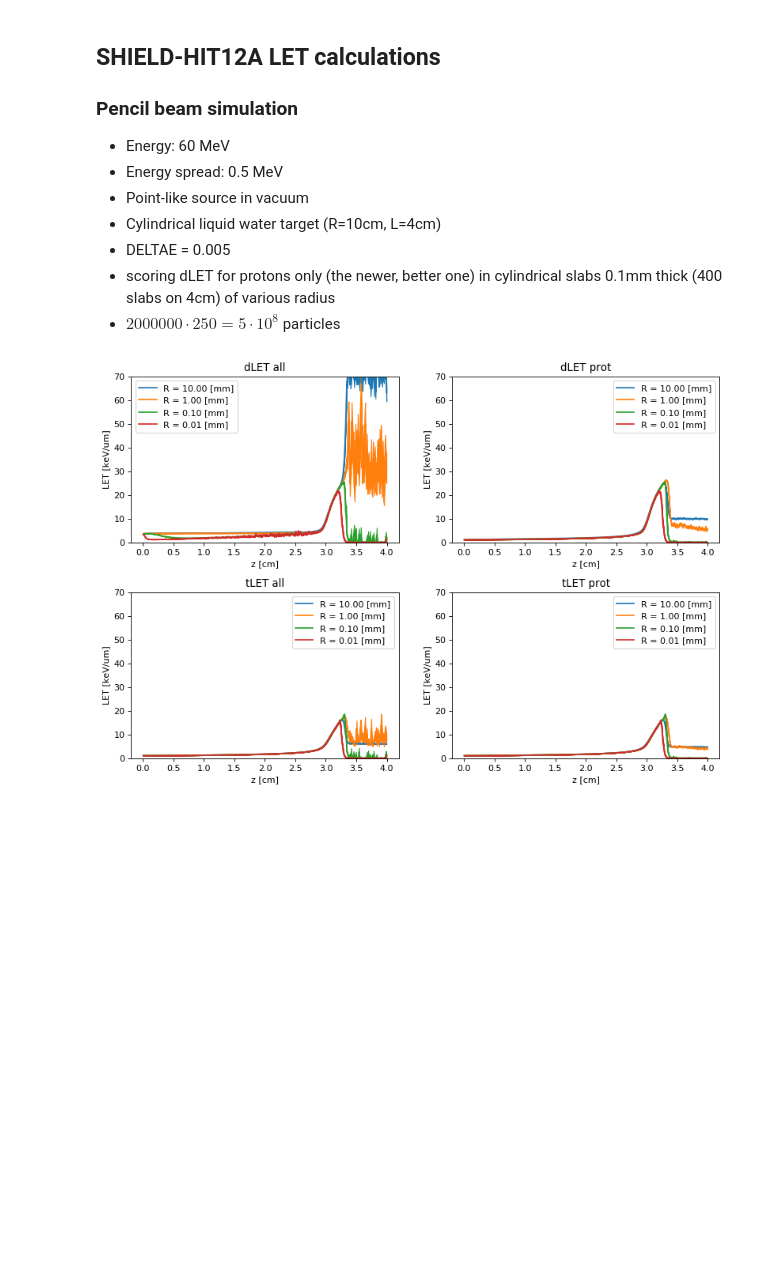
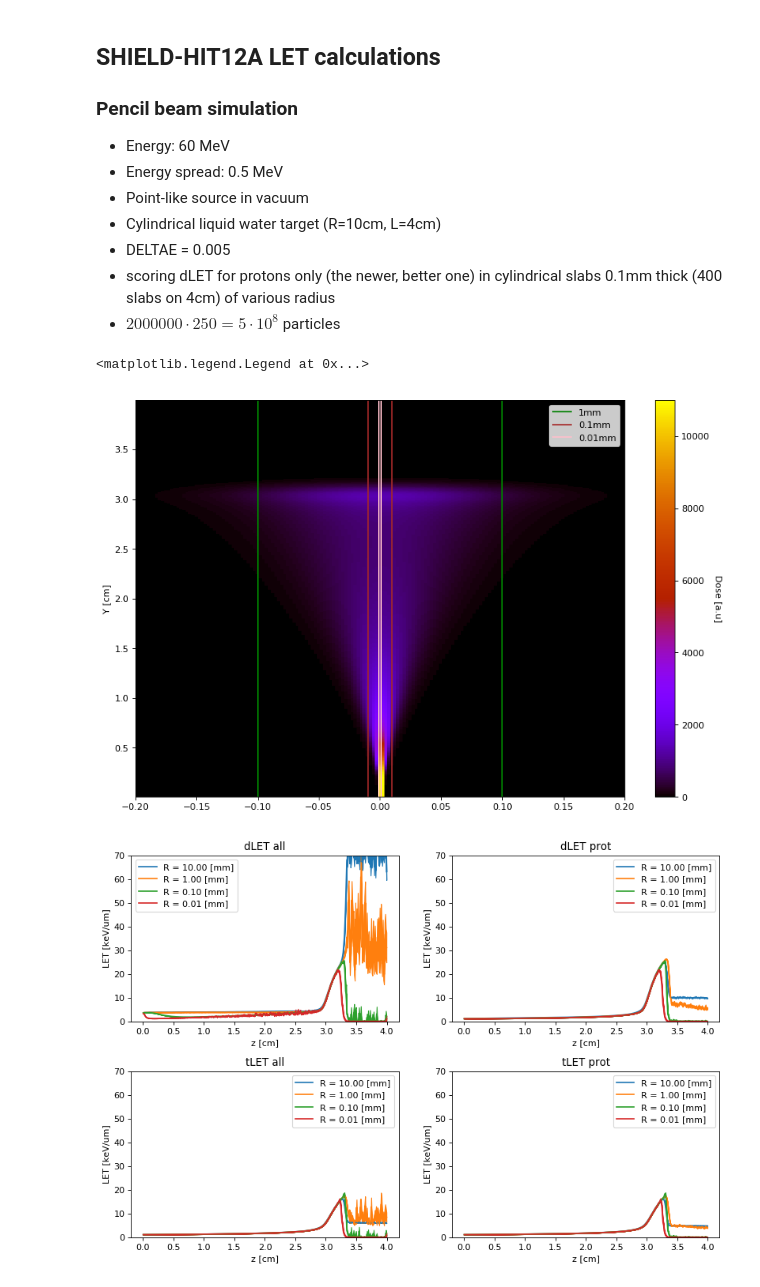
Before and after one commit to DataMedSci/PTAM, a Jupyter notebook: sh12a/comparison.ipynb, the cells around one changed output. Drawn from its saved outputs; the diff is of its cells as text; code cells hidden in the pictures; blank space fills up the shorter version.

```diff
--- a/sh12a/comparison.ipynb
+++ b/sh12a/comparison.ipynb
@@ -27,6 +27,28 @@ def plot_with_error_band(ax, x, y, err,label="", xlabel="z [cm]", ylabel="LET [k
  - DELTAE = 0.005
  - scoring dLET for protons only (the newer, better one) in cylindrical slabs 0.1mm thick (400 slabs on 4cm) of various radius
  - $2000000 \cdot 250 = 5 \cdot 10^8$ particles
+# %%
+dose_map = np.loadtxt("pencil/ex_yzmsh.dat")
+# %%
+from matplotlib import colors
+norm = colors.LogNorm(vmin=dose_map[:,2][dose_map[:,2] > 0].min(), vmax=dose_map[:,2].max())
+fig, ax = plt.subplots(1, 1,figsize=(12, 8), dpi=80)
+mesh = plt.pcolormesh(dose_map[::400,0], dose_map[:400,1], dose_map[:,2].reshape(400,400), cmap="gnuplot")
+cbar = fig.colorbar(mesh)
+cbar.set_label(label="Dose [a.u]", rotation=270, verticalalignment='bottom')
+plt.ylabel("Z [cm]")
+plt.ylabel("Y [cm]")
+plt.xlim(-0.2,0.2)
+plt.axvline(0.1, color='green', label='1mm')
+plt.axvline(0.01, color='brown', label='0.1mm')
+plt.axvline(0.001, color='pink', label='0.01mm')
+plt.axvline(-0.1, color='green')
+plt.axvline(-0.01, color='brown')
+plt.axvline(-0.001, color='pink')
+plt.legend(loc=0)
+# %% [output]
+<matplotlib.legend.Legend at 0x...>
+[figure, added]
 # %%
 # let's load SH12A data
 ave_metadata = { 'd' : 'd', 't' : 't'}
```
